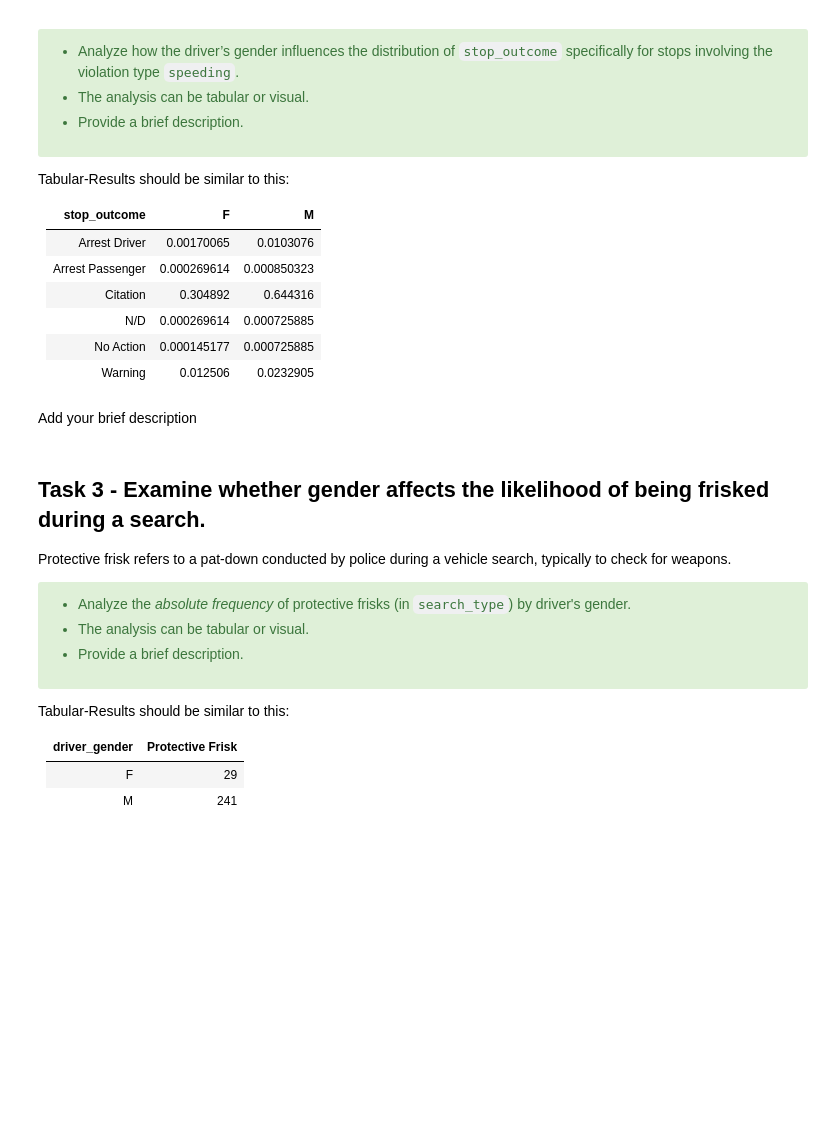
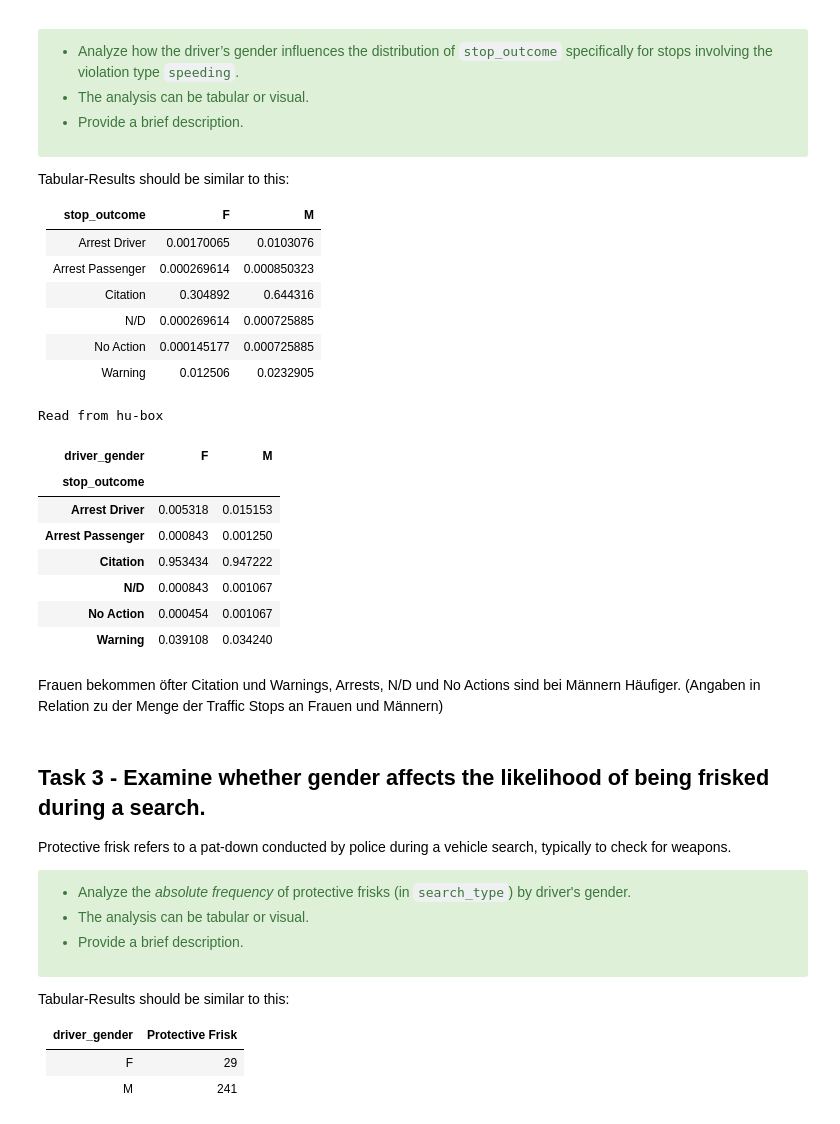
Before and after one commit to Marionese/python_ds_excercises, a Jupyter notebook: primer_exercise3/primers/part1/exercise3_primer.ipynb, the cells around one changed output. Saved outputs shown, nothing was run; the diff lists cells and outputs as text; code cells hidden in the pictures; blank space fills up the shorter version.

```diff
--- a/primer_exercise3/primers/part1/exercise3_primer.ipynb
+++ b/primer_exercise3/primers/part1/exercise3_primer.ipynb
@@ -252,9 +252,30 @@ Tabular-Results should be similar to this:
 # %%
 df = load_data()
 
-# WRITE YOUR CODE HERE
+
+speeding_df = df[df["violation"] == "Speeding"]
+
+
+gender_stop_outcome = pd.crosstab(
+    speeding_df.stop_outcome,
+    speeding_df.driver_gender,
+    normalize="columns"
+)
+
+gender_stop_outcome
+# %% [output]
+Read from hu-box
+| driver_gender | F | M |
+| stop_outcome |  |  |
+| Arrest Driver | 0.005318 | 0.015153 |
+| Arrest Passenger | 0.000843 | 0.001250 |
+| Citation | 0.953434 | 0.947222 |
+| N/D | 0.000843 | 0.001067 |
+| No Action | 0.000454 | 0.001067 |
+| Warning | 0.039108 | 0.034240 |
 # %% [markdown]
-Add your brief description
+Frauen bekommen öfter Citation und Warnings, Arrests, N/D und No Actions sind bei Männern Häufiger.
+(Angaben in Relation zu der Menge der Traffic Stops an Frauen und Männern)
 # %% [markdown]
 ## Task 3 - Examine whether gender affects the likelihood of being frisked during a search.
 
```
Also changed, not shown: parts of 1 cell of this notebook.
